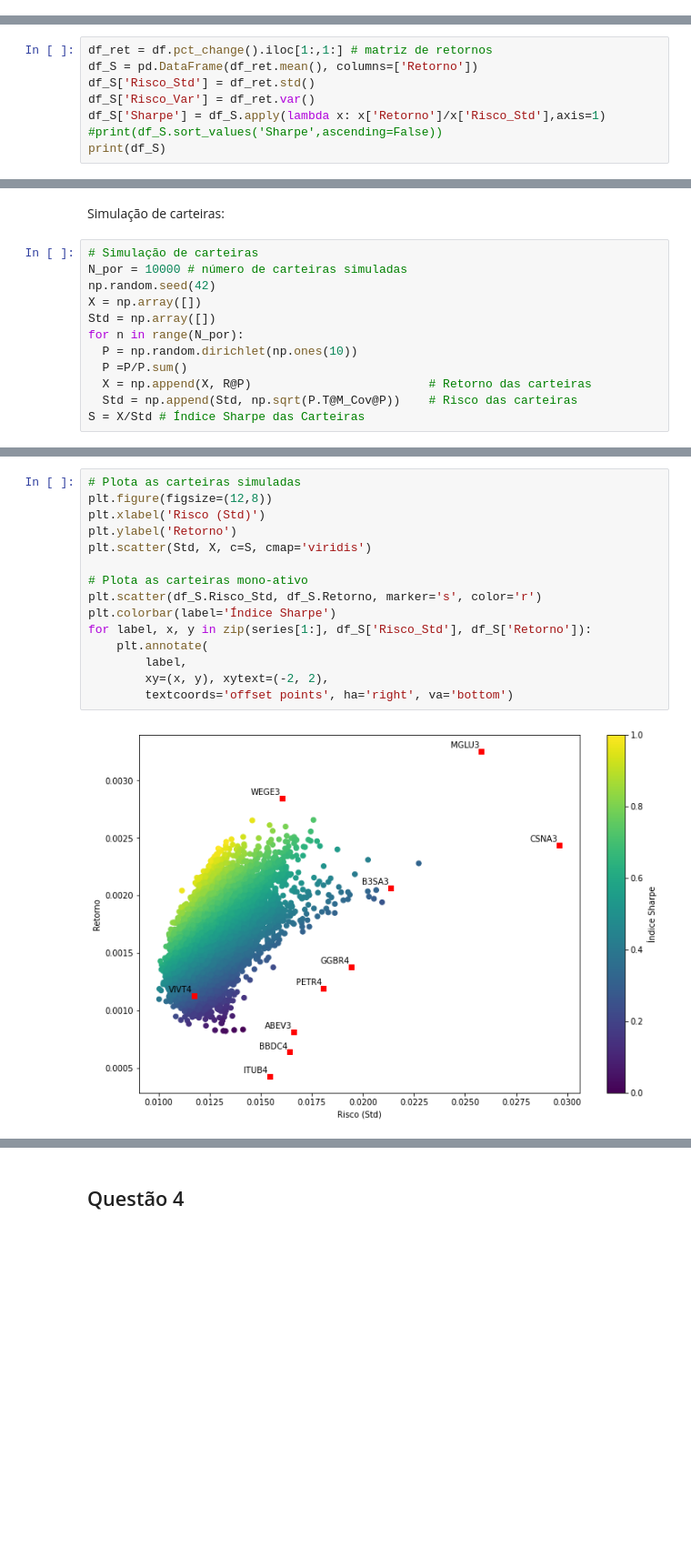
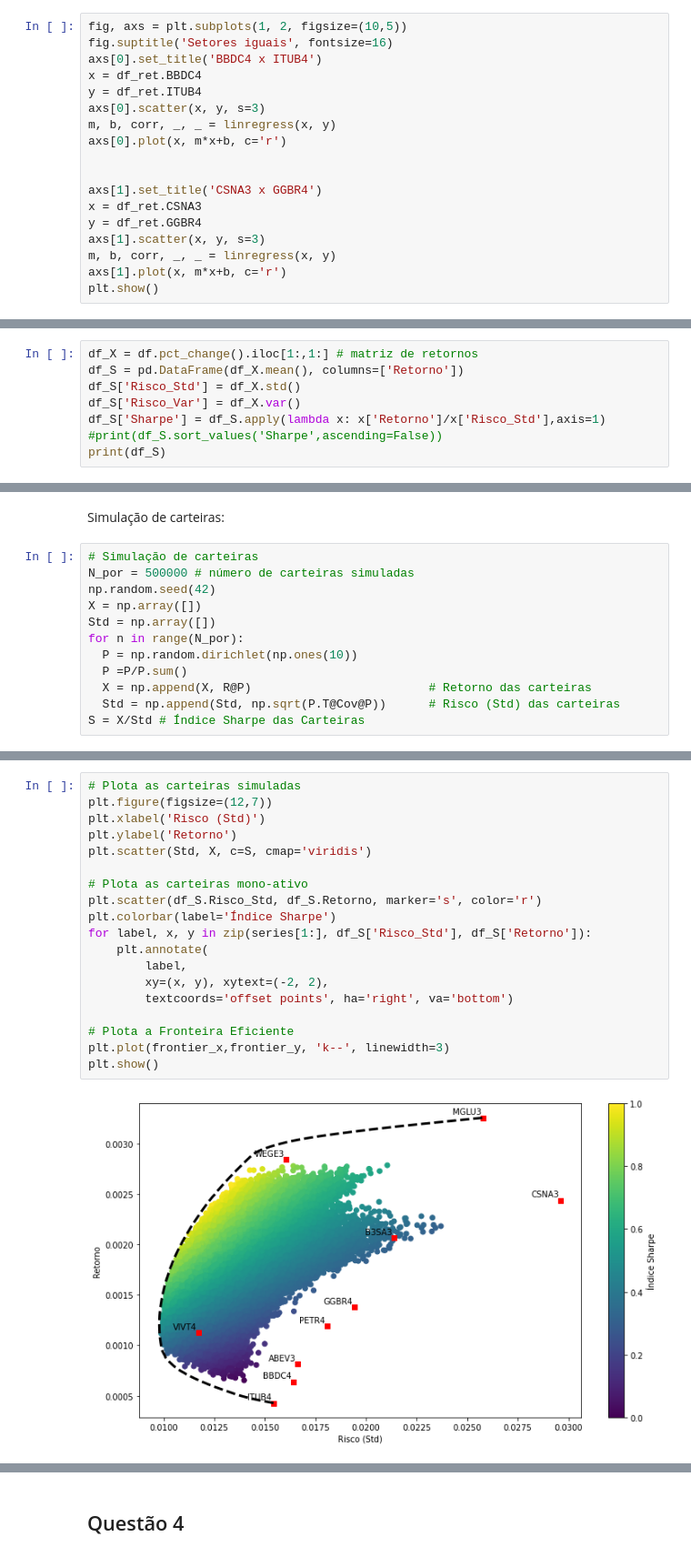
Before and after one commit to cleitonmoya/MAE001_Trabalho2, a Jupyter notebook: Trabalho2.ipynb, the cells around one changed output, grey strips where cells are left out. Shown at 91% size. Cells and saved outputs as stored; diff of their text form; blank space fills up the shorter version.

Commit message:
Q3 com fronteira eficiente

```diff
--- a/Trabalho2.ipynb
+++ b/Trabalho2.ipynb
@@ -93,2 +116,20 @@ plt.show()
 # %% [markdown]
 Ativos ativos do mesmo setor:
+# %%
+fig, axs = plt.subplots(1, 2, figsize=(10,5))
+fig.suptitle('Setores iguais', fontsize=16)
+axs[0].set_title('BBDC4 x ITUB4')
+x = df_ret.BBDC4
+y = df_ret.ITUB4
+axs[0].scatter(x, y, s=3)
+m, b, corr, _, _ = linregress(x, y)
+axs[0].plot(x, m*x+b, c='r')
+
+
+axs[1].set_title('CSNA3 x GGBR4')
+x = df_ret.CSNA3
+y = df_ret.GGBR4
+axs[1].scatter(x, y, s=3)
+m, b, corr, _, _ = linregress(x, y)
+axs[1].plot(x, m*x+b, c='r')
+plt.show()
@@ -157,10 +180,10 @@ Ativos escolhidos:
 # %% [markdown]
 Índice Sharpe dos ativos:
 # %%
-df_ret = df.pct_change().iloc[1:,1:] # matriz de retornos
-df_S = pd.DataFrame(df_ret.mean(), columns=['Retorno'])
-df_S['Risco_Std'] = df_ret.std()
-df_S['Risco_Var'] = df_ret.var()
+df_X = df.pct_change().iloc[1:,1:] # matriz de retornos
+df_S = pd.DataFrame(df_X.mean(), columns=['Retorno'])
+df_S['Risco_Std'] = df_X.std()
+df_S['Risco_Var'] = df_X.var()
 df_S['Sharpe'] = df_S.apply(lambda x: x['Retorno']/x['Risco_Std'],axis=1)
 #print(df_S.sort_values('Sharpe',ascending=False))
 print(df_S)
@@ -218,7 +279,7 @@ nlc = NonlinearConstraint(con, -np.inf, 1.9)
 Simulação de carteiras:
 # %%
 # Simulação de carteiras
-N_por = 10000 # número de carteiras simuladas
+N_por = 500000 # número de carteiras simuladas
 np.random.seed(42)
 X = np.array([])
 Std = np.array([])
@@ -226,6 +287,6 @@ for n in range(N_por):
   P = np.random.dirichlet(np.ones(10))
   P =P/P.sum()
   X = np.append(X, R@P)                         # Retorno das carteiras
-  Std = np.append(Std, np.sqrt(P.T@M_Cov@P))    # Risco das carteiras
+  Std = np.append(Std, np.sqrt(P.T@Cov@P))      # Risco (Std) das carteiras
 S = X/Std # Índice Sharpe das Carteiras
 # %% [markdown]
@@ -233,17 +294,21 @@ Plota a Bala de Markovitw e a Fronteira Eficiente:
 # %%
 # Plota as carteiras simuladas
-plt.figure(figsize=(12,8))
+plt.figure(figsize=(12,7))
 plt.xlabel('Risco (Std)')
 plt.ylabel('Retorno')
 plt.scatter(Std, X, c=S, cmap='viridis')
 
 # Plota as carteiras mono-ativo
 plt.scatter(df_S.Risco_Std, df_S.Retorno, marker='s', color='r')
 plt.colorbar(label='Índice Sharpe')
 for label, x, y in zip(series[1:], df_S['Risco_Std'], df_S['Retorno']):
     plt.annotate(
         label,
         xy=(x, y), xytext=(-2, 2),
         textcoords='offset points', ha='right', va='bottom')
+
+# Plota a Fronteira Eficiente
+plt.plot(frontier_x,frontier_y, 'k--', linewidth=3)
+plt.show()
 # %% [output]
-[figure, old version]
+[figure, new version]
```
Also changed, not shown: parts of 21 cells of this notebook.
